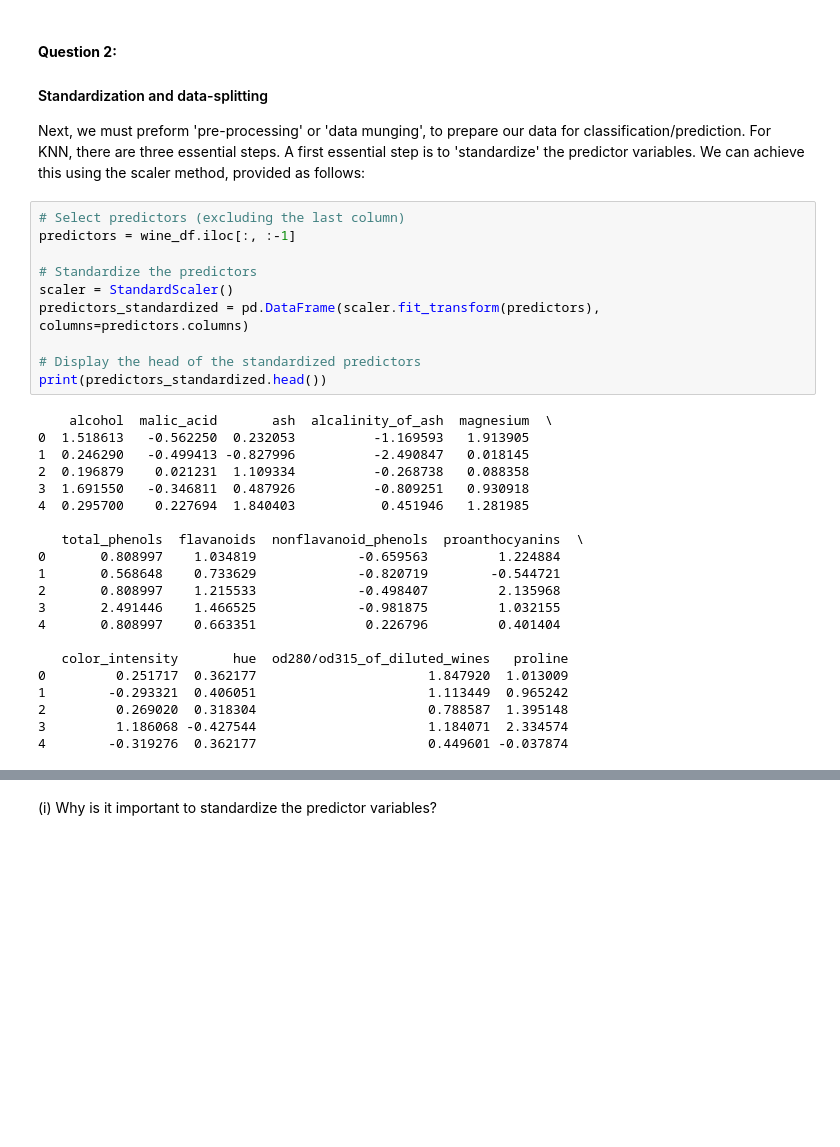
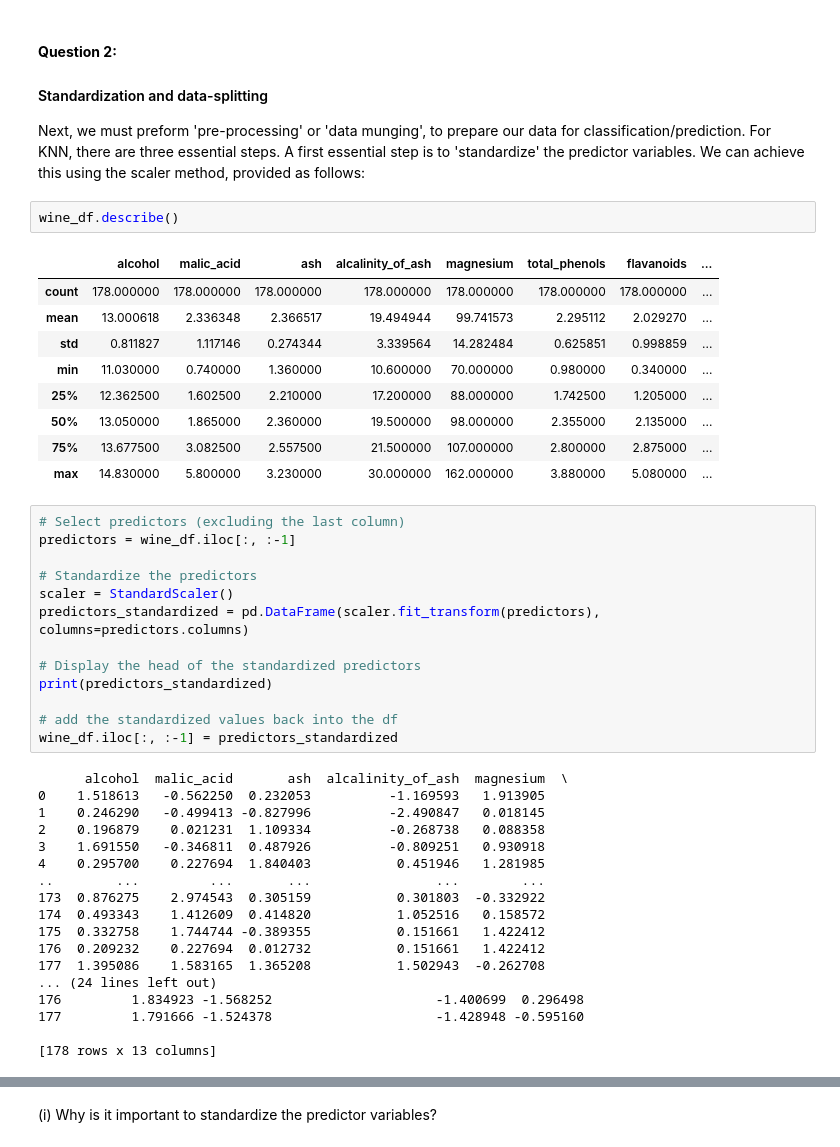
Before and after one commit to syueqiao/LCR, a Jupyter notebook: 02_activities/assignments/assignment_1.ipynb, the cells around one changed output, grey strips where cells are left out. Drawn from its saved outputs; the diff is of its cells as text; blank space fills up the shorter version.

```diff
--- a/02_activities/assignments/assignment_1.ipynb
+++ b/02_activities/assignments/assignment_1.ipynb
@@ -119,6 +119,18 @@ You can use `print()` and `describe()` to help answer these questions.
 #### Standardization and data-splitting
 
 Next, we must preform 'pre-processing' or 'data munging', to prepare our data for classification/prediction. For KNN, there are three essential steps. A first essential step is to 'standardize' the predictor variables. We can achieve this using the scaler method, provided as follows:
+# %%
+wine_df.describe()
+# %% [output]
+|  | alcohol | malic_acid | ash | alcalinity_of_ash | magnesium | total_phenols | flavanoids | ... |
+| count | 178.000000 | 178.000000 | 178.000000 | 178.000000 | 178.000000 | 178.000000 | 178.000000 | ... |
+| mean | 13.000618 | 2.336348 | 2.366517 | 19.494944 | 99.741573 | 2.295112 | 2.029270 | ... |
+| std | 0.811827 | 1.117146 | 0.274344 | 3.339564 | 14.282484 | 0.625851 | 0.998859 | ... |
+| min | 11.030000 | 0.740000 | 1.360000 | 10.600000 | 70.000000 | 0.980000 | 0.340000 | ... |
+| 25% | 12.362500 | 1.602500 | 2.210000 | 17.200000 | 88.000000 | 1.742500 | 1.205000 | ... |
+| 50% | 13.050000 | 1.865000 | 2.360000 | 19.500000 | 98.000000 | 2.355000 | 2.135000 | ... |
+| 75% | 13.677500 | 3.082500 | 2.557500 | 21.500000 | 107.000000 | 2.800000 | 2.875000 | ... |
+| max | 14.830000 | 5.800000 | 3.230000 | 30.000000 | 162.000000 | 3.880000 | 5.080000 | ... |
 # %%
 # Select predictors (excluding the last column)
 predictors = wine_df.iloc[:, :-1]
@@ -128,25 +140,25 @@ scaler = StandardScaler()
 predictors_standardized = pd.DataFrame(scaler.fit_transform(predictors), columns=predictors.columns)
 
 # Display the head of the standardized predictors
-print(predictors_standardized.head())
+print(predictors_standardized)
+
+# add the standardized values back into the df
+wine_df.iloc[:, :-1] = predictors_standardized
 # %% [output]
-    alcohol  malic_acid       ash  alcalinity_of_ash  magnesium  \
-0  1.518613   -0.562250  0.232053          -1.169593   1.913905
-1  0.246290   -0.499413 -0.827996          -2.490847   0.018145
-2  0.196879    0.021231  1.109334          -0.268738   0.088358
-3  1.691550   -0.346811  0.487926          -0.809251   0.930918
-4  0.295700    0.227694  1.840403           0.451946   1.281985
+      alcohol  malic_acid       ash  alcalinity_of_ash  magnesium  \
+0    1.518613   -0.562250  0.232053          -1.169593   1.913905
+1    0.246290   -0.499413 -0.827996          -2.490847   0.018145
+2    0.196879    0.021231  1.109334          -0.268738   0.088358
+3    1.691550   -0.346811  0.487926          -0.809251   0.930918
+4    0.295700    0.227694  1.840403           0.451946   1.281985
+..        ...         ...       ...                ...        ...
+173  0.876275    2.974543  0.305159           0.301803  -0.332922
+174  0.493343    1.412609  0.414820           1.052516   0.158572
+175  0.332758    1.744744 -0.389355           0.151661   1.422412
+176  0.209232    0.227694  0.012732           0.151661   1.422412
+177  1.395086    1.583165  1.365208           1.502943  -0.262708
+... (24 lines left out)
+176         1.834923 -1.568252                     -1.400699  0.296498
+177         1.791666 -1.524378                     -1.428948 -0.595160
 
-   total_phenols  flavanoids  nonflavanoid_phenols  proanthocyanins  \
-0       0.808997    1.034819             -0.659563         1.224884
-1       0.568648    0.733629             -0.820719        -0.544721
-2       0.808997    1.215533             -0.498407         2.135968
-3       2.491446    1.466525             -0.981875         1.032155
-4       0.808997    0.663351              0.226796         0.401404
-
-   color_intensity       hue  od280/od315_of_diluted_wines   proline
-0         0.251717  0.362177                      1.847920  1.013009
-1        -0.293321  0.406051                      1.113449  0.965242
-2         0.269020  0.318304                      0.788587  1.395148
-3         1.186068 -0.427544                      1.184071  2.334574
-4        -0.319276  0.362177                      0.449601 -0.037874
+[178 rows x 13 columns]
```
Also changed, not shown: parts of 5 cells of this notebook.
